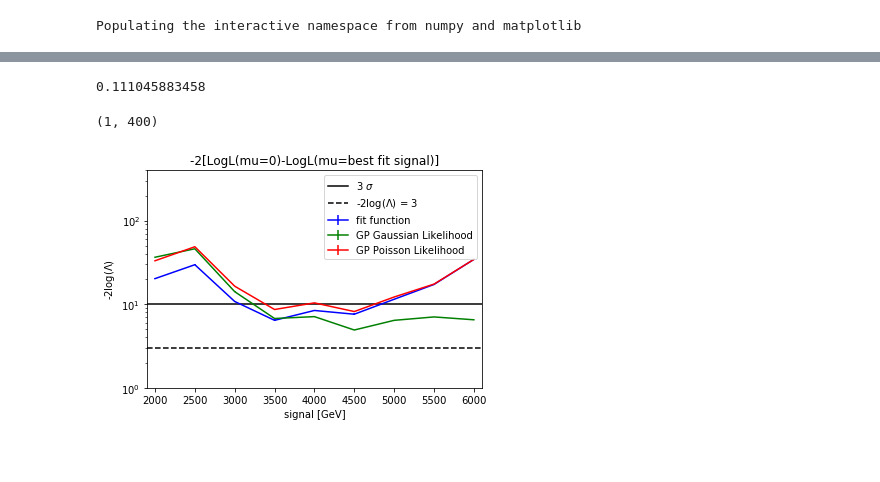
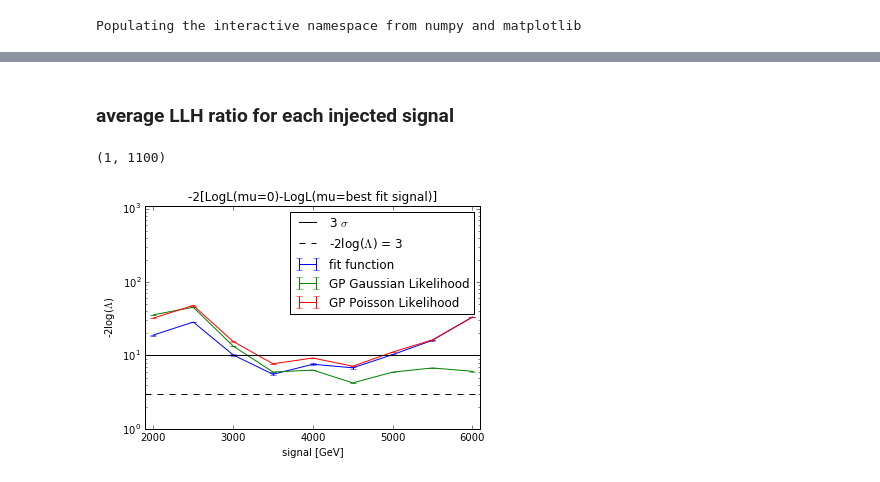
Before and after one commit to mfrate28/GP_Paper, a Jupyter notebook: LLHR-withSignal.ipynb, the cells around one changed output, grey strips where cells are left out. Cells and saved outputs as stored; diff of their text form; code cells hidden in the pictures; blank space fills up the shorter version.

Commit message:
comparing likelihoods

```diff
--- a/LLHR-withSignal.ipynb
+++ b/LLHR-withSignal.ipynb
@@ -756,0 +992,7 @@ for m in msignals:
+# %%
+msignals = [6000]
+
+for m in msignals:
+    plotBestFitParams(paramlistFF_b[m], ['p0','p1','p2'], "3 param fit function Poisson likelihood \n background only fit, mass = " + str(m))
+    plotBestFitParams(paramlistFFng_b[m], ['p0','p1','p2'], "3 param fit function Poisson likelihood no ln gamma \n background only fit, mass = " + str(m))
+    plotBestFitParams(paramlistFFG_b[m], ['p0','p1','p2'], "3 param fit function Gaussian likelihood \n background only fit, mass = " + str(m))
@@ -756,0 +1003,6 @@ for m in msignals:
+# %%
+msignals = [2000]
+for m in msignals:
+    plotBestFitParams(paramlistFF_sb[m], ['p0','p1','p2', 'mu'], "3 param fit function Poisson likelihood \n s+b fit, mass = " + str(m))
+    plotBestFitParams(paramlistFFng_sb[m], ['p0','p1','p2', 'mu'], "3 param fit function Poisson likelihood no ln gamma \n s+b fit, mass = " + str(m))
+    plotBestFitParams(paramlistFFG_sb[m], ['p0','p1','p2','mu'], "3 param fit function Gaussian likelihood \n s+b fit, mass = "+ str(m))
@@ -756,0 +1013,6 @@ for m in msignals:
+# %%
+msignals = [6000]
+for m in msignals:
+    plotBestFitParams(paramlistFF_sb[m], ['p0','p1','p2', 'mu'], "3 param fit function Poisson likelihood \n s+b fit, mass = " + str(m))
+    plotBestFitParams(paramlistFFng_sb[m], ['p0','p1','p2', 'mu'], "3 param fit function Poisson likelihood no ln gamma \n s+b fit, mass = " + str(m))
+    plotBestFitParams(paramlistFFG_sb[m], ['p0','p1','p2','mu'], "3 param fit function Gaussian likelihood \n s+b fit, mass = "+ str(m))
@@ -757,22 +1023,39 @@ for m in msignals:
+# %% [markdown]
+### average LLH ratio for each injected signal
+# %%
+standardParamSets = [(1500,2000,250), (750 ,2500, 250), (200, 3000, 250), (75, 3500, 250), (50, 4000, 250),
+             (25, 4500, 250), (20, 5000, 250), (15,5500, 250), (15, 6000,250)]
+msignals = [standardParamSets[i][1] for i in range(len(standardParamSets))]
+
+FFlist3b=[]
+GPlistb=[]
+GPlistPb=[]
+for m in msignals:
+
+    ff = np.load("savedOutputs/LLHR_3param_"+str(m)+"_withSignal.npy")
+    gp = np.load("savedOutputs/LLHR_GP_"+str(m)+"_withSignal.npy")
+    gpp = np.load("savedOutputs/LLHR_GP_other_"+str(m)+"_withSignal.npy")
+
+
+    FFlist3b.append([np.median(np.array(ff)), np.std(np.array(ff))/np.sqrt(len(ff))])
+    GPlistb.append([np.median(np.array(gp)), np.std(np.array(gp))/np.sqrt(len(gp))])
+    GPlistPb.append([np.median(np.array(gpp)), np.std(np.array(gpp))/np.sqrt(len(gpp))])
 # %%
-print GPlistb[0][1]
-
 msignals = [standardParamSets[i][1] for i in range(len(standardParamSets))]
 plt.figure()
-plt.errorbar(msignals, [BKGlist3b[i][0] for i in range(len(msignals))], yerr = [BKGlist3b[i][1] for i in range(len(msignals))], color="b", label="fit function")
+plt.errorbar(msignals, [FFlist3b[i][0] for i in range(len(msignals))], yerr = [FFlist3b[i][1] for i in range(len(msignals))], color="b", label="fit function")
 plt.errorbar(msignals, [GPlistb[i][0] for i in range(len(msignals))], yerr = [GPlistb[i][1] for i in range(len(msignals))], color="g", label="GP Gaussian Likelihood")
 plt.errorbar(msignals, [GPlistPb[i][0] for i in range(len(msignals))], yerr = [GPlistPb[i][1] for i in range(len(msignals))], color="r", label="GP Poisson Likelihood")
 plt.plot([1900,6100], 10*np.ones(2), c='black', label=r'3 $\sigma$')
 plt.plot([1900,6100], 3*np.ones(2), c='black', ls='--', label=r"-2log($\Lambda$) = 3")
 
 plt.xlabel("signal [GeV]")
 plt.yscale('log', nonposy="clip")
 plt.xlim([1900, 6100])
 plt.title("-2[LogL(mu=0)-LogL(mu=best fit signal)]")
 plt.ylabel(r"-2log($\Lambda$)")
 plt.legend(loc=1)
-plt.ylim([1, 400])
+plt.ylim([1, 1100])
 # %% [output]
-0.111045883458
+(1, 1100)
-(1, 400)
-[figure, old version]
+[figure, new version]
```
Also changed, not shown: parts of 42 cells of this notebook.
